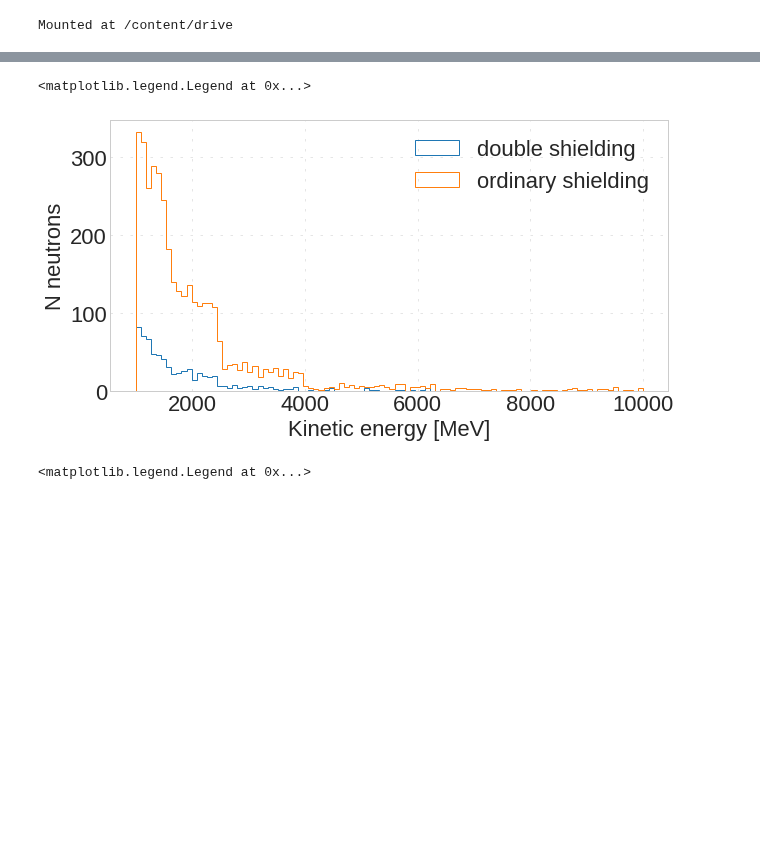
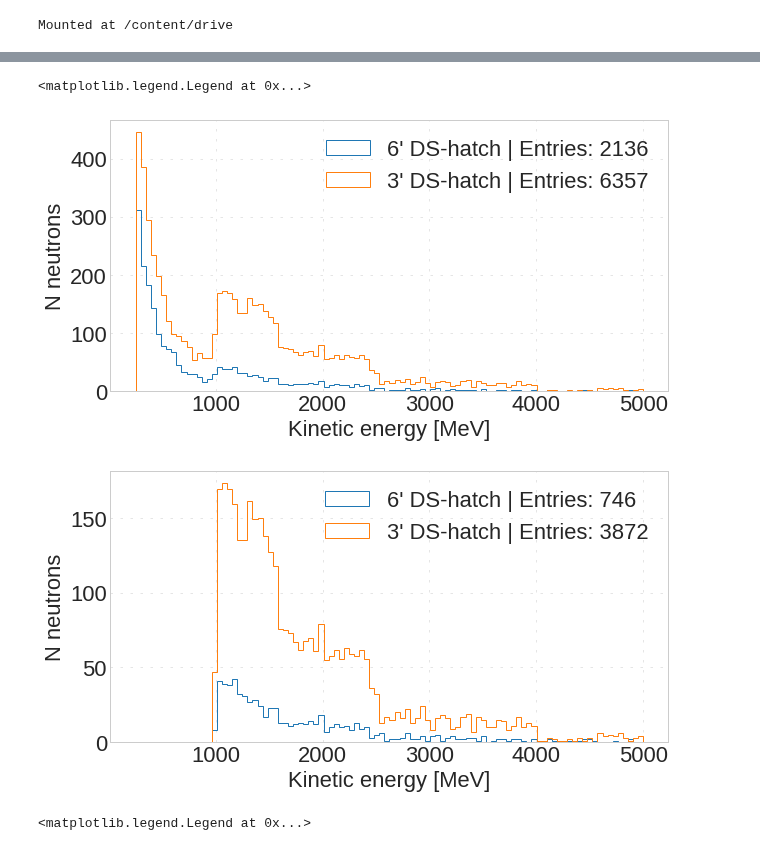
Before and after one commit to oksuzian/Mu2eANL, a Jupyter notebook: CosmicNeutrons/GeoComparing.ipynb, the cells around one changed output, grey strips where cells are left out. Drawn from its saved outputs; the diff is of its cells as text; code cells hidden in the pictures; blank space fills up the shorter version.

```diff
--- a/CosmicNeutrons/GeoComparing.ipynb
+++ b/CosmicNeutrons/GeoComparing.ipynb
@@ -66,16 +63,28 @@ ocut = oHits.query("hits_ek > 1000 & hits_pdgId == 2112")
-# %%
-# plt.plot(dcut["hits_ek"],  df.query('crvinfo__PEs>0 & _crvSectorNumber==9 & lyield==17000')['_x'] , '.', label='crvSectorNumber = 9');
-# plt.plot(ocut["hits_ek"],  df.query('crvinfo__PEs<0 & _crvSectorNumber==9 & lyield==17000')['_x'] , '.', label='crvSectorNumber = 9', markersize=0.5);
-
-plt.hist(dcut["hits_ek"], range=(1000,10000), bins=100, label='double shielding', histtype='step');
-plt.hist(ocut["hits_ek"], range=(1000,10000), bins=100, label='ordinary shielding', histtype='step');
-# plt.xscale("log")
-plt.ylabel('N neutrons')
-plt.xlabel('Kinetic energy [MeV]')
-plt.legend()
-# %% [output]
-<matplotlib.legend.Legend at 0x...>
-[figure, removed]
+# %%
+dcut = dHits.query("hits_ek > 250 & hits_pdgId == 2112")
+ocut = oHits.query("hits_ek > 250 & hits_pdgId == 2112")
+
+plt.hist(dcut["hits_ek"], range=(250,5000), bins=100, label='6\' DS-hatch | Entries: %d'%len(dcut), histtype='step');
+plt.hist(ocut["hits_ek"], range=(250,5000), bins=100, label='3\' DS-hatch | Entries: %d'%len(ocut), histtype='step');
+plt.ylabel('N neutrons')
+plt.xlabel('Kinetic energy [MeV]')
+plt.legend()
+
+plt.figure()
+
+dcut = dHits.query("hits_ek > 1000 & hits_pdgId == 2112")
+ocut = oHits.query("hits_ek > 1000 & hits_pdgId == 2112")
+
+plt.hist(dcut["hits_ek"], range=(250,5000), bins=100, label='6\' DS-hatch | Entries: %d'%len(dcut), histtype='step');
+plt.hist(ocut["hits_ek"], range=(250,5000), bins=100, label='3\' DS-hatch | Entries: %d'%len(ocut), histtype='step');
+plt.ylabel('N neutrons')
+plt.xlabel('Kinetic energy [MeV]')
+plt.legend()
+#plt.yscale('log')
+# %% [output]
+<matplotlib.legend.Legend at 0x...>
+[figure, added]
+[figure, added]
 # %%
 plt.hist(dcut["hits_ek"], range=(1000,10000), bins=100, label='double shielding', histtype='step', density=True);
 plt.hist(ocut["hits_ek"], range=(1000,10000), bins=100, label='ordinary shielding', histtype='step', density=True);
```
Also changed, not shown: parts of 2 cells of this notebook.
